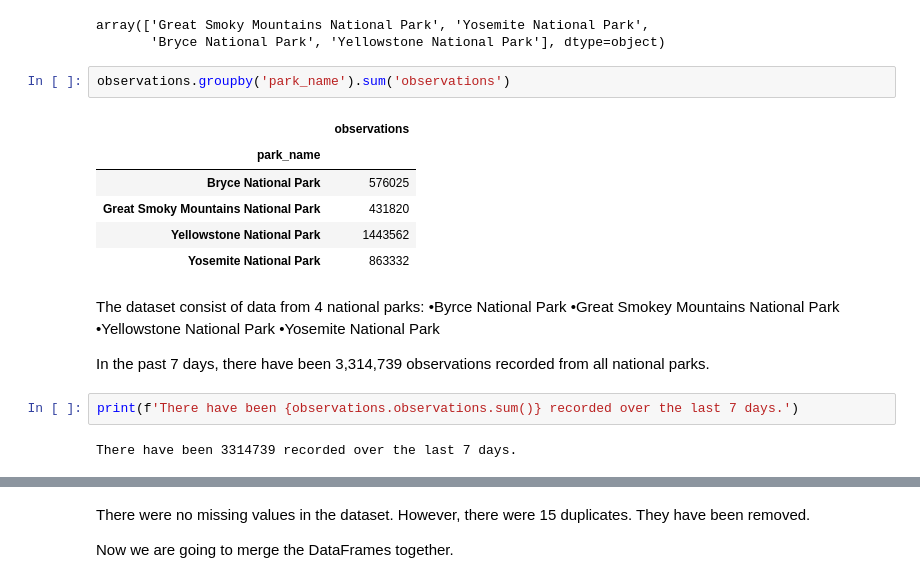
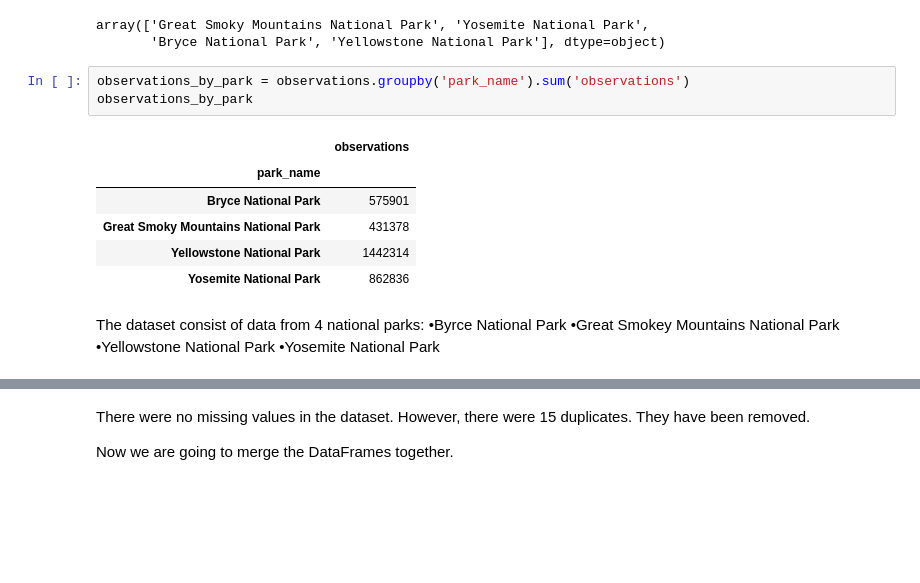
Before and after one commit to PB-III/Biodiversity_Portfolio_Proj, a Jupyter notebook: biodiversity.ipynb, the cells around one changed output, grey strips where cells are left out. Cells and saved outputs as stored; diff of their text form; blank space fills up the shorter version.

```diff
--- a/biodiversity.ipynb
+++ b/biodiversity.ipynb
@@ -248,23 +328,18 @@ observations.park_name.unique()
 array(['Great Smoky Mountains National Park', 'Yosemite National Park',
        'Bryce National Park', 'Yellowstone National Park'], dtype=object)
 # %%
-observations.groupby('park_name').sum('observations')
+observations_by_park = observations.groupby('park_name').sum('observations')
+observations_by_park
 # %% [output]
 |  | observations |
 | park_name |  |
-| Bryce National Park | 576025 |
-| Great Smoky Mountains National Park | 431820 |
-| Yellowstone National Park | 1443562 |
-| Yosemite National Park | 863332 |
+| Bryce National Park | 575901 |
+| Great Smoky Mountains National Park | 431378 |
+| Yellowstone National Park | 1442314 |
+| Yosemite National Park | 862836 |
 # %% [markdown]
 The dataset consist of data from 4 national parks:
 •Byrce National Park
 •Great Smokey Mountains National Park
 •Yellowstone National Park
 •Yosemite National Park
-
-In the past 7 days, there have been 3,314,739 observations recorded from all national parks.
-# %%
-print(f'There have been {observations.observations.sum()} recorded over the last 7 days.')
-# %% [output]
-There have been 3314739 recorded over the last 7 days.
```
Also changed, not shown: parts of 28 cells of this notebook.
